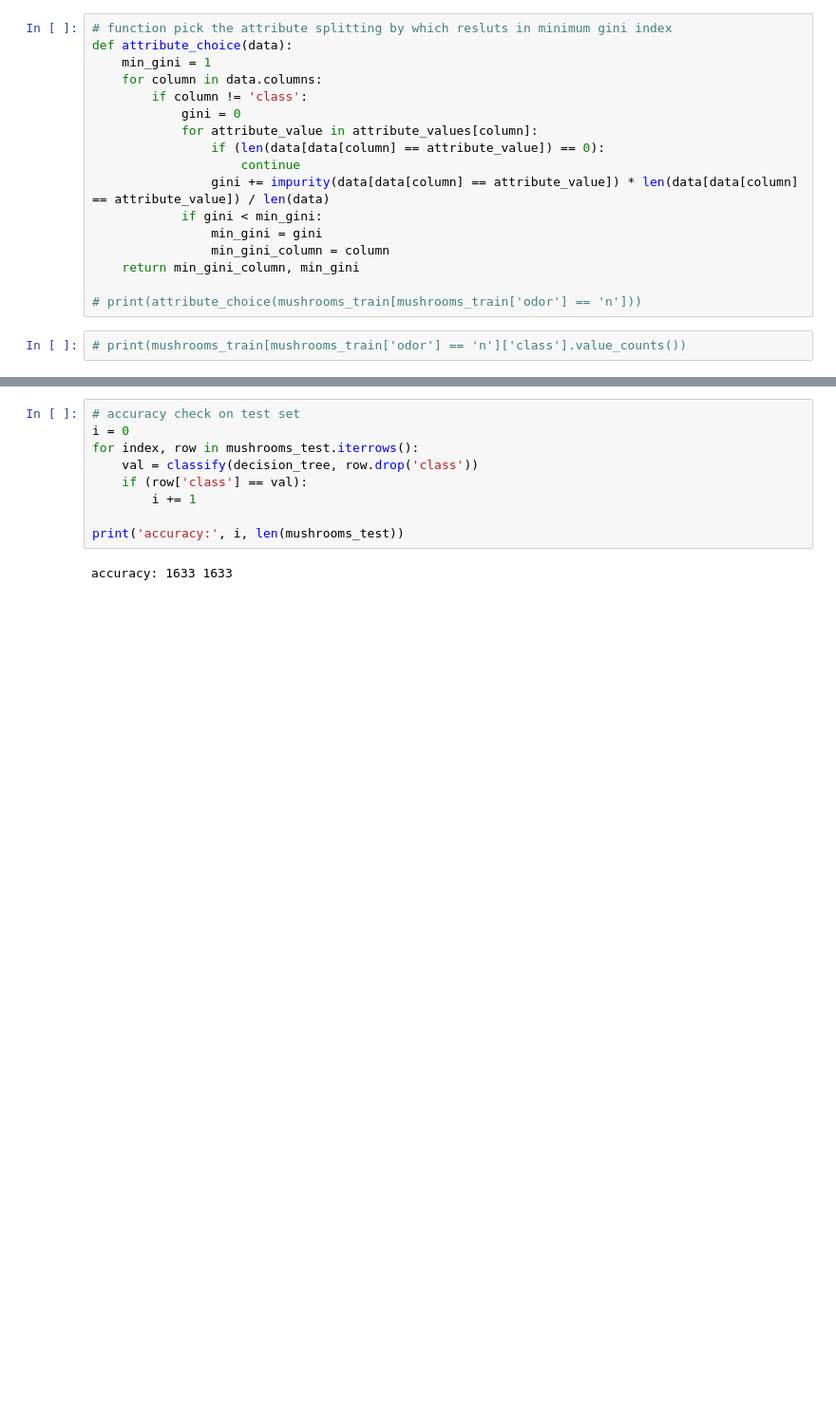
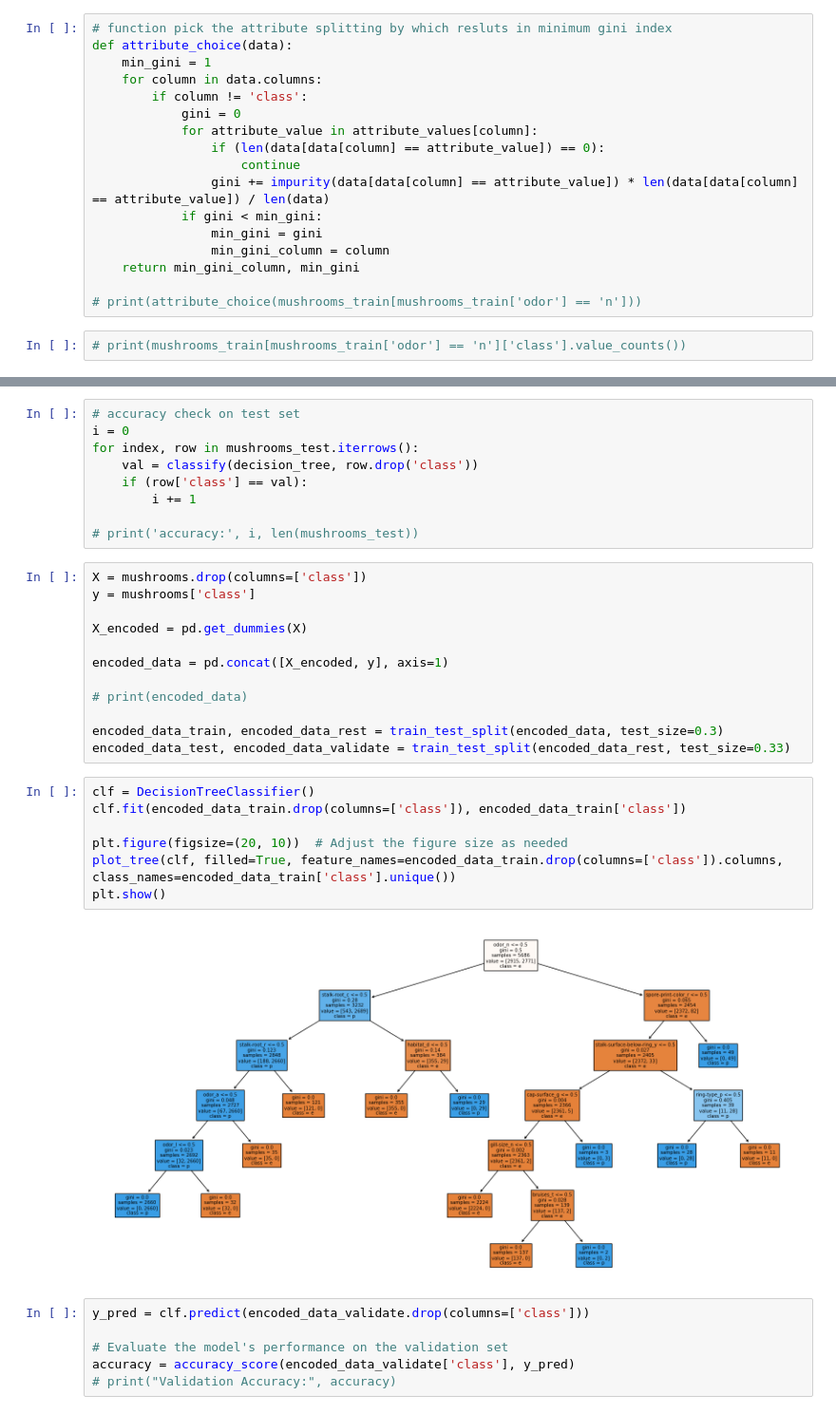
Before and after one commit to VasuGarg2004/proj1, a Jupyter notebook: proj1/mcdt.ipynb, the cells around one changed output, grey strips where cells are left out. Shown: that part at 95% size. Drawn from its saved outputs; the diff is of its cells as text; blank space fills up the shorter version.

Commit message:
add sklearn decision tree implementation

```diff
--- a/proj1/mcdt.ipynb
+++ b/proj1/mcdt.ipynb
@@ -119,6 +130,31 @@ for index, row in mushrooms_test.iterrows():
     if (row['class'] == val):
         i += 1
 
-print('accuracy:', i, len(mushrooms_test))
+# print('accuracy:', i, len(mushrooms_test))
-# %% [output]
-accuracy: 1633 1633
+# %%
+X = mushrooms.drop(columns=['class'])
+y = mushrooms['class']
+
+X_encoded = pd.get_dummies(X)
+
+encoded_data = pd.concat([X_encoded, y], axis=1)
+
+# print(encoded_data)
+
+encoded_data_train, encoded_data_rest = train_test_split(encoded_data, test_size=0.3)
+encoded_data_test, encoded_data_validate = train_test_split(encoded_data_rest, test_size=0.33)
+# %%
+clf = DecisionTreeClassifier()
+clf.fit(encoded_data_train.drop(columns=['class']), encoded_data_train['class'])
+
+plt.figure(figsize=(20, 10))  # Adjust the figure size as needed
+plot_tree(clf, filled=True, feature_names=encoded_data_train.drop(columns=['class']).columns, class_names=encoded_data_train['class'].unique())
+plt.show()
+# %% [output]
+[figure, added]
+# %%
+y_pred = clf.predict(encoded_data_validate.drop(columns=['class']))
+
+# Evaluate the model's performance on the validation set
+accuracy = accuracy_score(encoded_data_validate['class'], y_pred)
+# print("Validation Accuracy:", accuracy)
```
Also changed, not shown: parts of 6 cells of this notebook.
